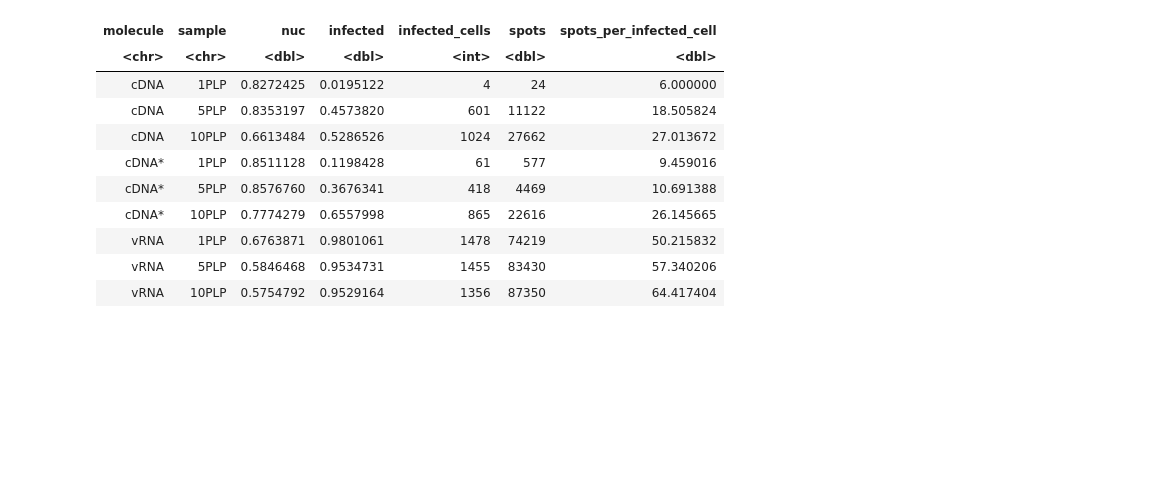
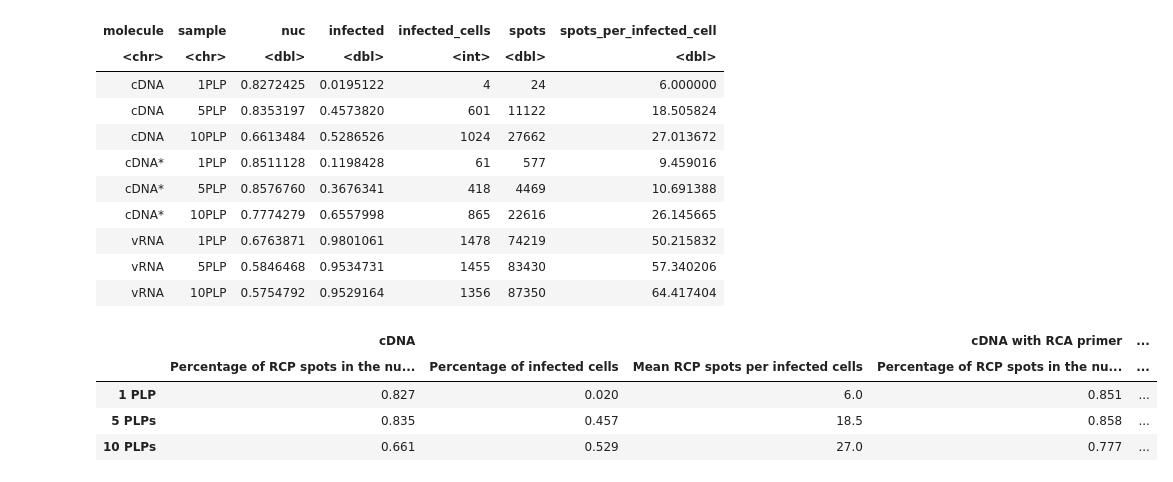
Before and after one commit to BioMeDS/mudRapp-seq, a Jupyter notebook: code/spot_analysis/cDNA_vRNA.ipynb, the cells around one changed output. Drawn from its saved outputs; the diff is of its cells as text; code cells hidden in the pictures; blank space fills up the shorter version.

Commit message:
Add formatted table 1

```diff
--- a/code/spot_analysis/cDNA_vRNA.ipynb
+++ b/code/spot_analysis/cDNA_vRNA.ipynb
@@ -245,0 +248,25 @@ A tibble: 9 × 7
+# %%
+table1 <- combined %>%
+  select(-infected_cells, -spots) %>%
+  rename(
+    Percentage_of_RCP_spots_in_the_nucleus=nuc,
+    Percentage_of_infected_cells=infected,
+    Mean_RCP_spots_per_infected_cells=spots_per_infected_cell) %>%
+  mutate(sample=str_replace(sample, "PLP", " PLPs"), sample=str_replace(sample, "1 PLPs", "1 PLP")) %>%
+  pivot_longer(3:5) %>%
+  pivot_wider(names_from = c(molecule,name), values_from = value) %>%
+  gt(rowname_col = "sample") %>%
+  tab_spanner("cDNA", starts_with("cDNA_")) %>%
+  tab_spanner("cDNA with RCA primer", starts_with("cDNA*")) %>%
+  tab_spanner("direct RNA", starts_with("vRNA")) %>%
+  cols_label_with(fn=\(x){str_remove(x,pattern="..NA.?_") |> str_replace_all("_"," ")} ) %>%
+  fmt_number(decimals=3) %>%
+  fmt_number(columns = contains("Mean"), decimals = 1)
+
+table1 %>% gt:::as.tags.gt_tbl()
+# %% [output]
+|  | cDNA |  |  | cDNA with RCA primer | ... |
+|  | Percentage of RCP spots in the nu... | Percentage of infected cells | Mean RCP spots per infected cells | Percentage of RCP spots in the nu... | ... |
+| 1 PLP | 0.827 | 0.020 | 6.0 | 0.851 | ... |
+| 5 PLPs | 0.835 | 0.457 | 18.5 | 0.858 | ... |
+| 10 PLPs | 0.661 | 0.529 | 27.0 | 0.777 | ... |
```
Also changed, not shown: parts of 2 cells of this notebook, 2 other files.
